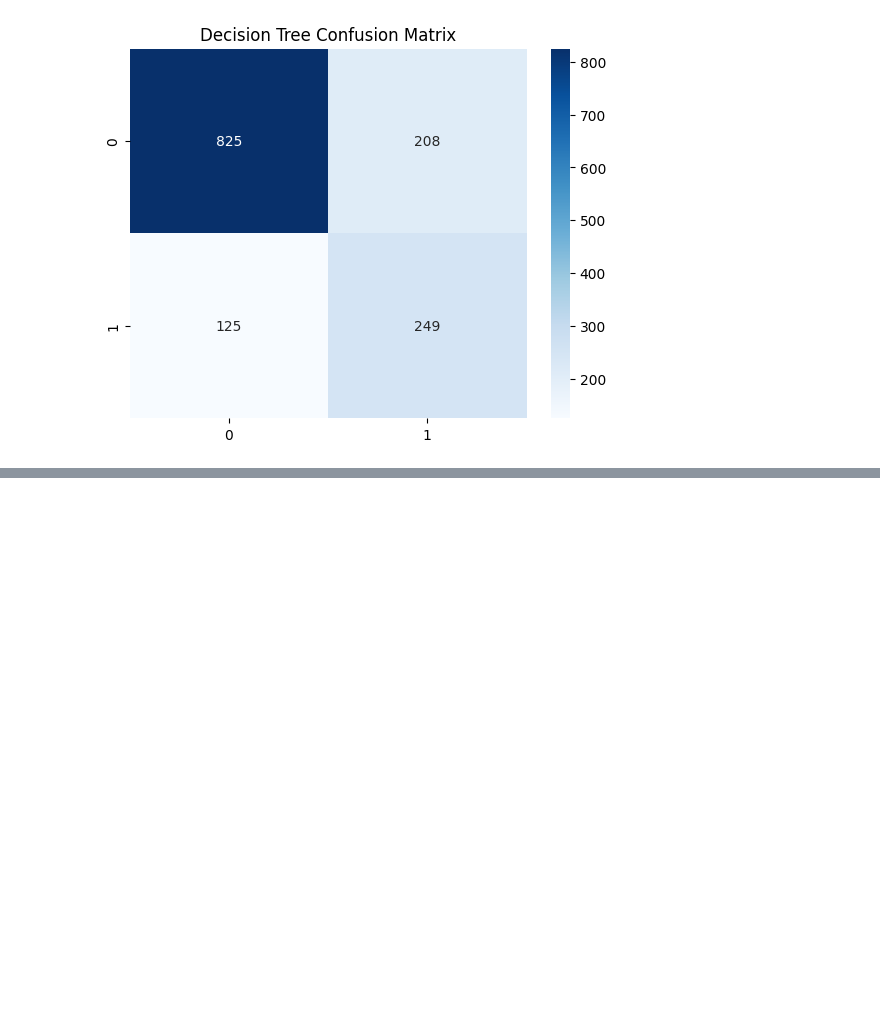
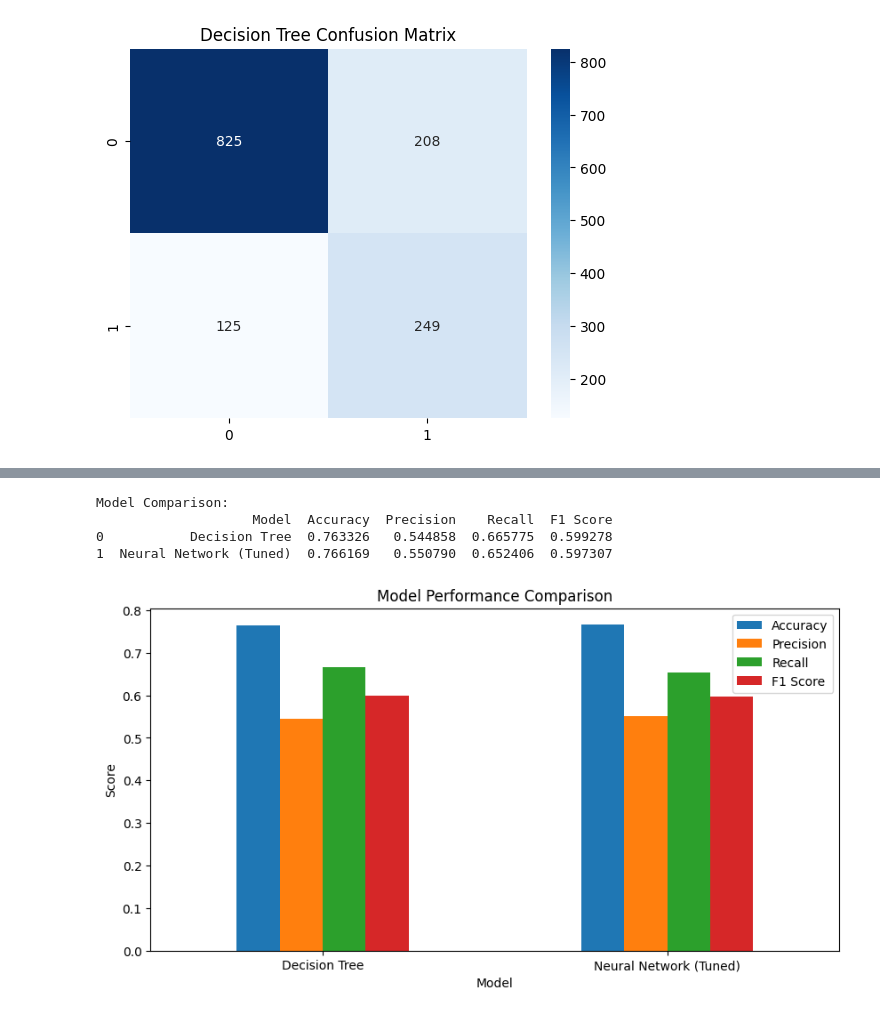
Before and after one commit to AayeshaF/Telco_Churn_Prediction, a Jupyter notebook: CustomerChurnPrediction.ipynb, the cells around one changed output, grey strips where cells are left out. Saved outputs shown, nothing was run; the diff lists cells and outputs as text; code cells hidden in the pictures; blank space fills up the shorter version.

```diff
--- a/CustomerChurnPrediction.ipynb
+++ b/CustomerChurnPrediction.ipynb
@@ -508,0 +637,36 @@ plt.show()
+# %%
+# MODEL COMPARISON
+comparison = {
+    "Model": ["Decision Tree", "Neural Network (Tuned)"],
+    "Accuracy": [
+        accuracy_score(y_test, y_pred_dt),
+        accuracy_score(y_test, y_pred_tf)
+    ],
+    "Precision": [
+        precision_score(y_test, y_pred_dt),
+        precision_score(y_test, y_pred_tf)
+    ],
+    "Recall": [
+        recall_score(y_test, y_pred_dt),
+        recall_score(y_test, y_pred_tf)
+    ],
+    "F1 Score": [
+        f1_score(y_test, y_pred_dt),
+        f1_score(y_test, y_pred_tf)
+    ]
+}
+
+comparison_df = pd.DataFrame(comparison)
+print("\nModel Comparison:")
+print(comparison_df)
+
+#chart for visual comparison
+comparison_df.set_index("Model").plot(kind='bar', figsize=(10,5), ylabel="Score", title="Model Performance Comparison")
+plt.xticks(rotation=0)
+plt.show()
+# %% [output]
+Model Comparison:
+                    Model  Accuracy  Precision    Recall  F1 Score
+0           Decision Tree  0.763326   0.544858  0.665775  0.599278
+1  Neural Network (Tuned)  0.766169   0.550790  0.652406  0.597307
+[figure, added]
```
Also changed, not shown: parts of 29 cells of this notebook.
